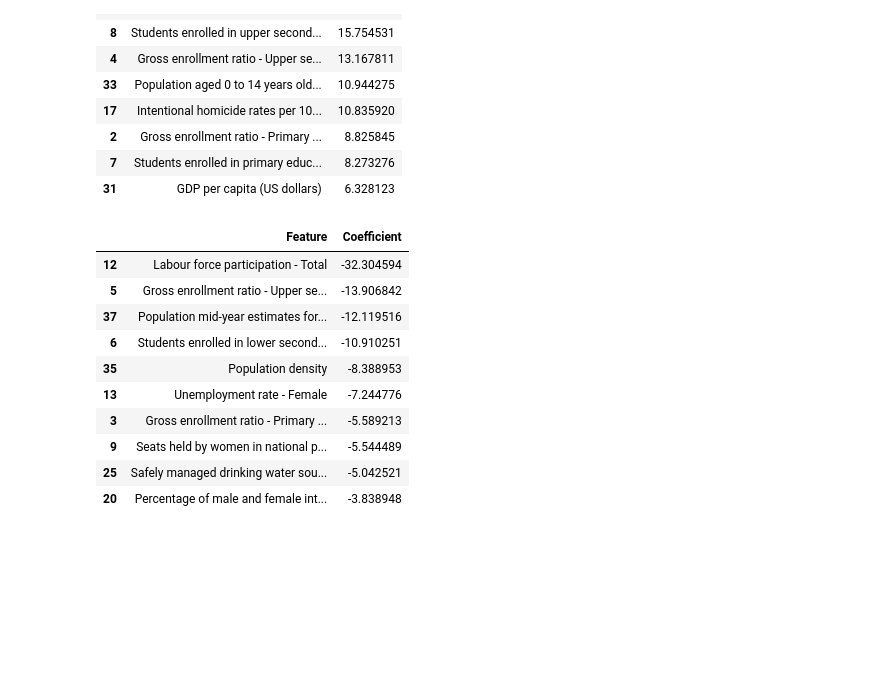
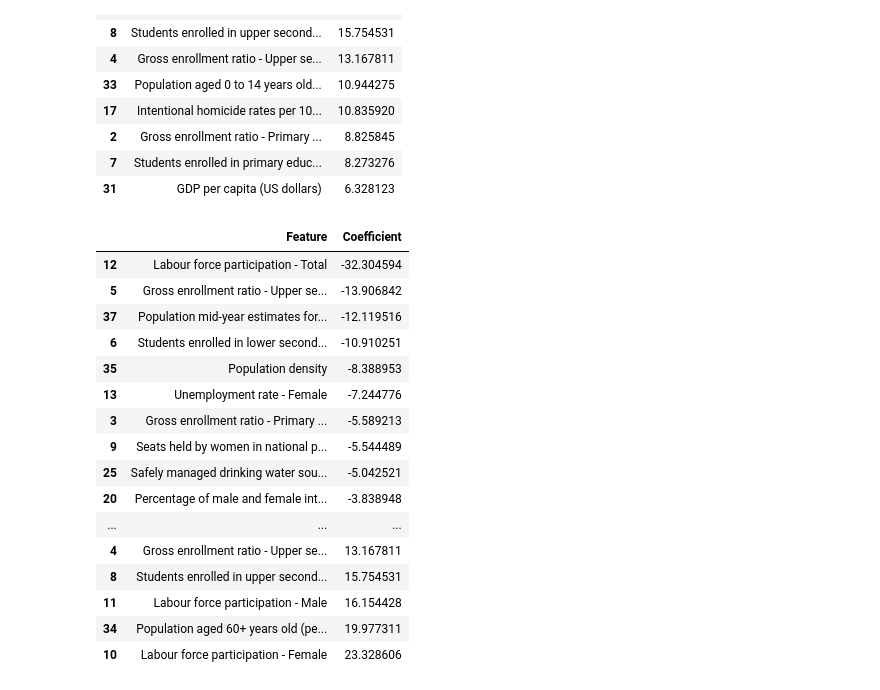
Before and after one commit to AidanMayhue/ml_3021_project, a Jupyter notebook: Results/Results.ipynb, the cells around one changed output. Saved outputs shown, nothing was run; the diff lists cells and outputs as text; code cells hidden in the pictures; blank space fills up the shorter version.

```diff
--- a/Results/Results.ipynb
+++ b/Results/Results.ipynb
@@ -173,16 +173,22 @@ coeff_df.sort_values(by = "Coefficient", ascending = False).head(10)
 | 7 | Students enrolled in primary educ... | 8.273276 |
 | 31 | GDP per capita (US dollars) | 6.328123 |
 # %%
-coeff_df.sort_values(by = "Coefficient", ascending = True).head(10)
+coeff_df.sort_values(by = "Coefficient", ascending = True).head(100)
 # %% [output]
 |  | Feature | Coefficient |
 | 12 | Labour force participation - Total | -32.304594 |
 | 5 | Gross enrollment ratio - Upper se... | -13.906842 |
 | 37 | Population mid-year estimates for... | -12.119516 |
 | 6 | Students enrolled in lower second... | -10.910251 |
 | 35 | Population density | -8.388953 |
 | 13 | Unemployment rate - Female | -7.244776 |
 | 3 | Gross enrollment ratio - Primary ... | -5.589213 |
 | 9 | Seats held by women in national p... | -5.544489 |
 | 25 | Safely managed drinking water sou... | -5.042521 |
 | 20 | Percentage of male and female int... | -3.838948 |
+| ... | ... | ... |
+| 4 | Gross enrollment ratio - Upper se... | 13.167811 |
+| 8 | Students enrolled in upper second... | 15.754531 |
+| 11 | Labour force participation - Male | 16.154428 |
+| 34 | Population aged 60+ years old (pe... | 19.977311 |
+| 10 | Labour force participation - Female | 23.328606 |
```
